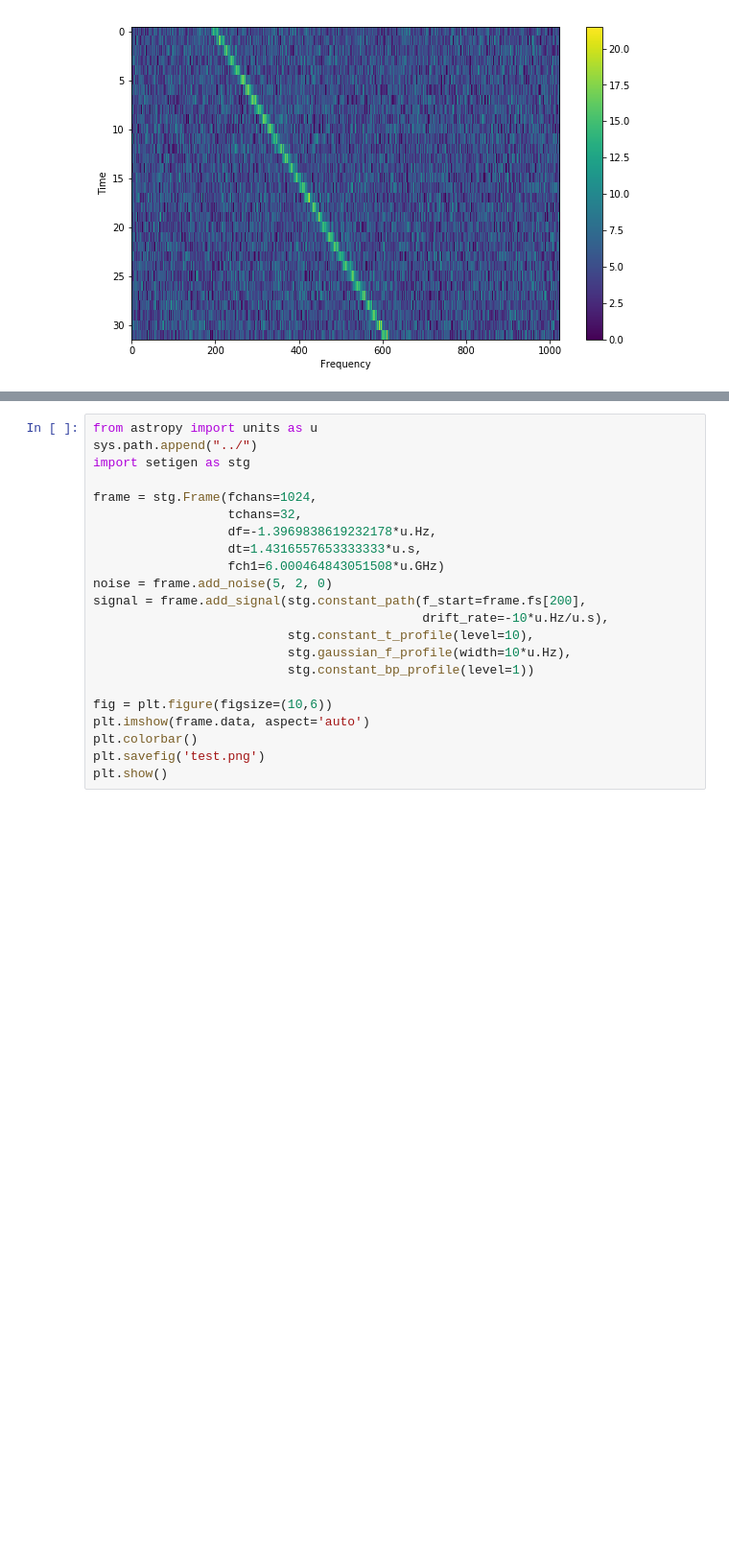
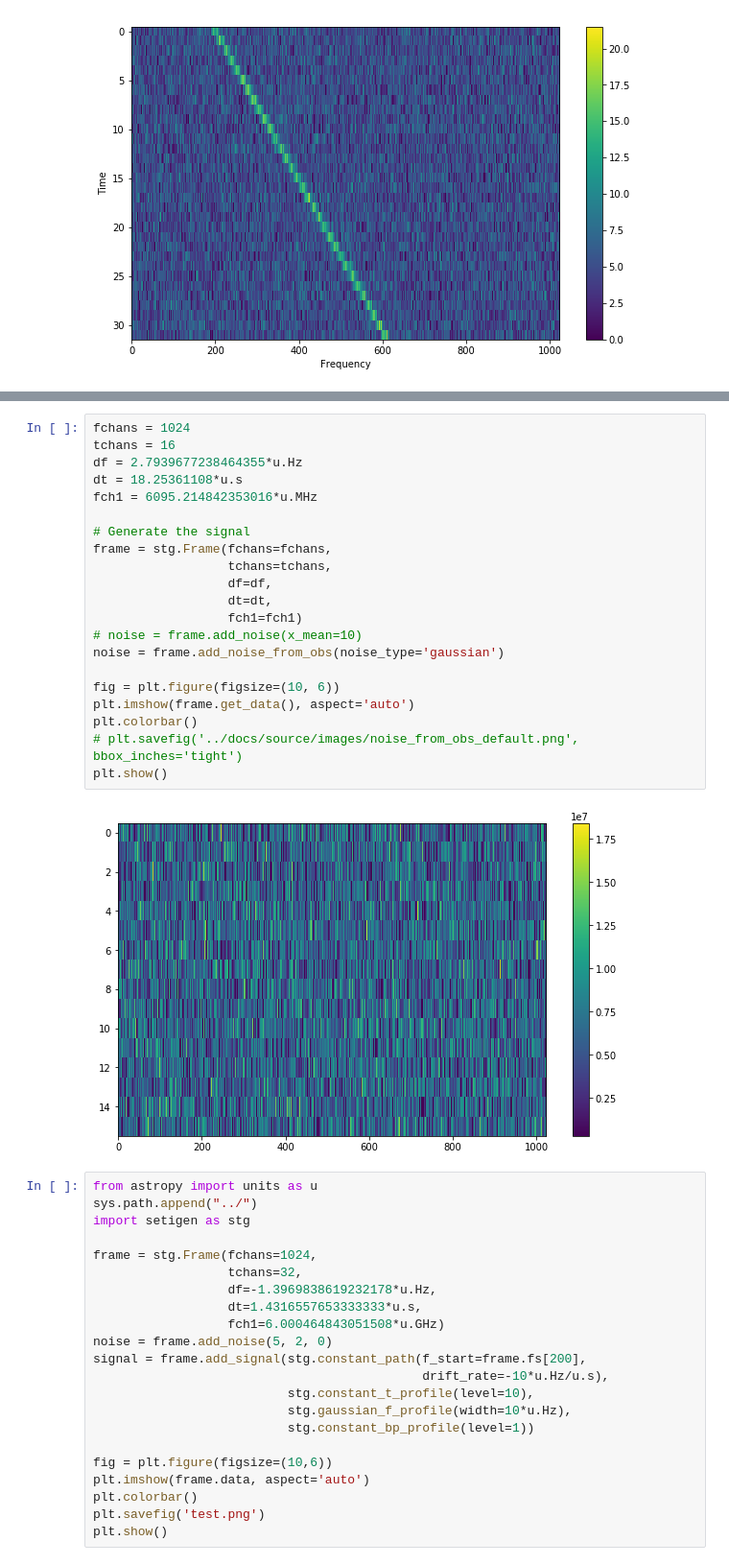
Before and after one commit to bbrzycki/setigen, a Jupyter notebook: jupyter-notebooks/Setigen Add Frame Object.ipynb, the cells around one changed output, grey strips where cells are left out. Shown at 96% size. Drawn from its saved outputs; the diff is of its cells as text; blank space fills up the shorter version.

```diff
--- a/jupyter-notebooks/Setigen Add Frame Object.ipynb
+++ b/jupyter-notebooks/Setigen Add Frame Object.ipynb
@@ -103,3 +126,26 @@ plt.show()
+# %%
+fchans = 1024
+tchans = 16
+df = 2.7939677238464355*u.Hz
+dt = 18.25361108*u.s
+fch1 = 6095.214842353016*u.MHz
+
+# Generate the signal
+frame = stg.Frame(fchans=fchans,
+                  tchans=tchans,
+                  df=df,
+                  dt=dt,
+                  fch1=fch1)
+# noise = frame.add_noise(x_mean=10)
+noise = frame.add_noise_from_obs(noise_type='gaussian')
+
+fig = plt.figure(figsize=(10, 6))
+plt.imshow(frame.get_data(), aspect='auto')
+plt.colorbar()
+# plt.savefig('../docs/source/images/noise_from_obs_default.png', bbox_inches='tight')
+plt.show()
+# %% [output]
+[figure, added]
 # %%
 from astropy import units as u
 sys.path.append("../")
```
Also changed, not shown: parts of 7 cells of this notebook, 18 other files.
